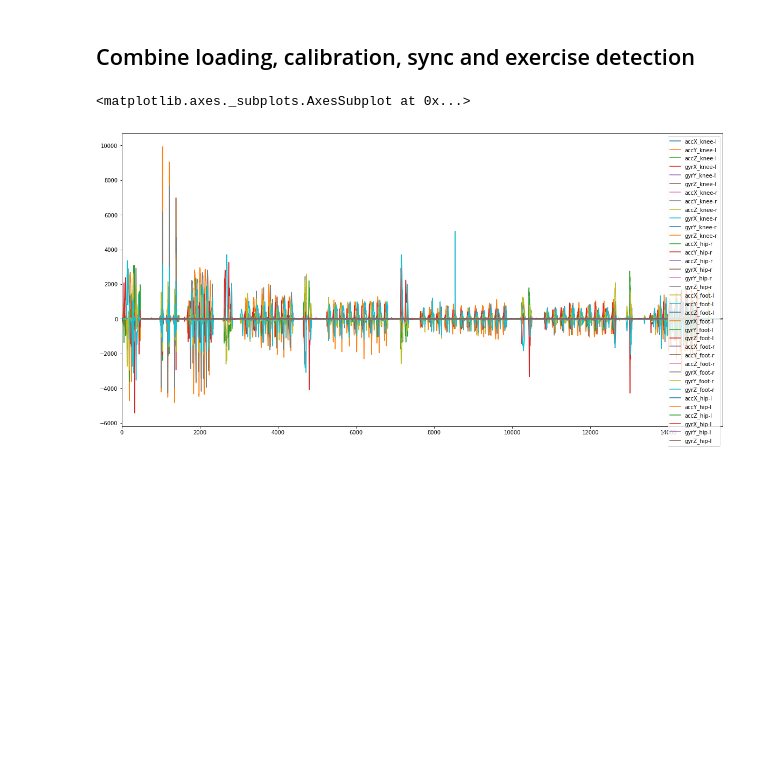
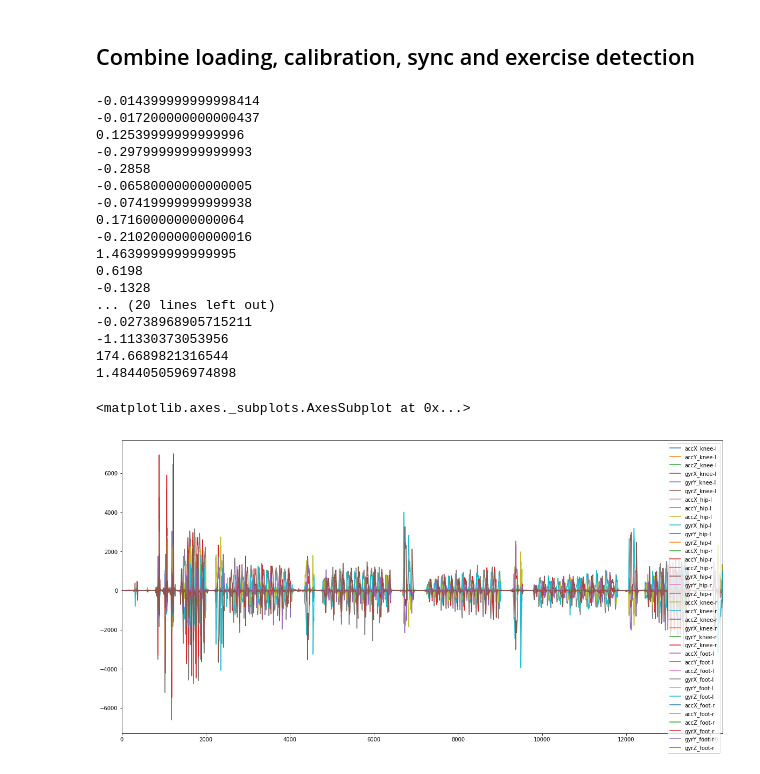
Before and after one commit to dkipping/gait-analysis, a Jupyter notebook: notebooks/second-measurement.ipynb, the cells around one changed output. Cells and saved outputs as stored; diff of their text form; code cells hidden in the pictures; blank space fills up the shorter version.

```diff
--- a/notebooks/second-measurement.ipynb
+++ b/notebooks/second-measurement.ipynb
@@ -163,7 +170,27 @@ def loadSyncedMeasurements(path):
         merged = merged.join(measurement, how='outer')
     return [merged] + splitDataFrameIntoExercises(merged, 'accY_foot-r')
 # %%
-measurements = loadSyncedMeasurements(os.path.join('..', 'data', '24-06-19', 'dennis 2'))
+measurements = loadSyncedMeasurements(os.path.join('..', 'data', '24-06-19', 'martin 2'))
 # %% [output]
-<matplotlib.axes._subplots.AxesSubplot at 0x...>
+-0.014399999999998414
+-0.017200000000000437
+0.12539999999999996
+-0.29799999999999993
+-0.2858
+-0.06580000000000005
+-0.07419999999999938
+0.17160000000000064
+-0.21020000000000016
+1.4639999999999995
+0.6198
+-0.1328
+... (20 lines left out)
+-0.02738968905715211
+-1.11330373053956
+174.6689821316544
+1.4844050596974898
-[figure, removed]
+# %%
+measurements[0].plot(figsize=(20, 10))
+# %% [output]
+<matplotlib.axes._subplots.AxesSubplot at 0x...>
+[figure, added]
```
Also changed, not shown: parts of 4 cells of this notebook.
